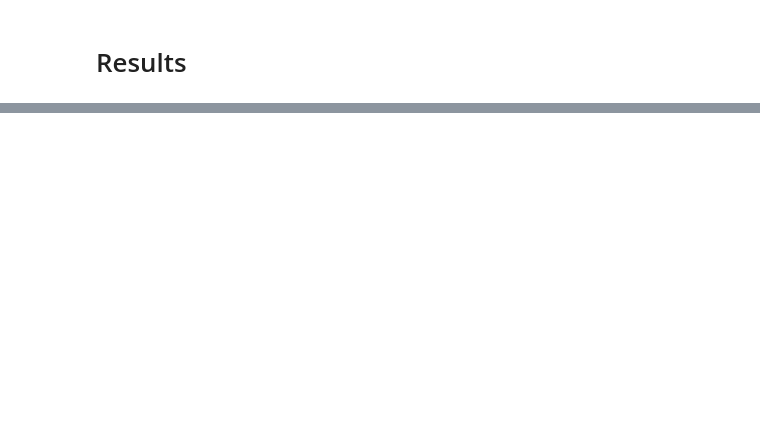
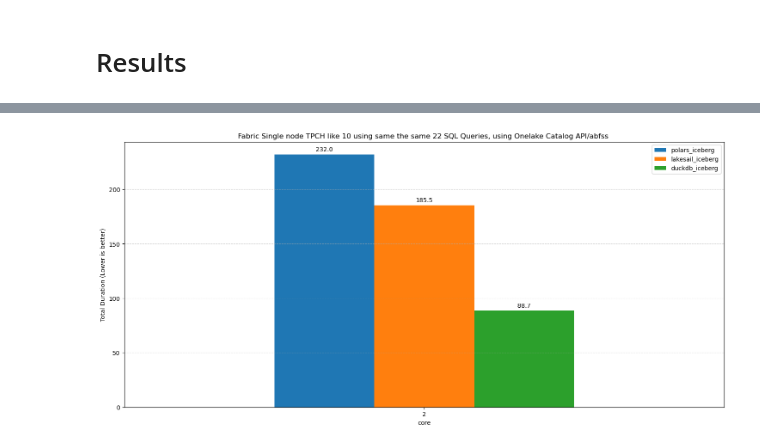
Before and after one commit to djouallah/Fabric_Notebooks_Demo, a Jupyter notebook: TableFormat/iceberg/Onelake_IRC/tpch_iceberg.ipynb, the cells around one changed output, grey strips where cells are left out. Saved outputs shown, nothing was run; the diff lists cells and outputs as text; code cells hidden in the pictures; blank space fills up the shorter version.

```diff
--- a/TableFormat/iceberg/Onelake_IRC/tpch_iceberg.ipynb
+++ b/TableFormat/iceberg/Onelake_IRC/tpch_iceberg.ipynb
@@ -976,0 +1038,20 @@ ax.grid(axis='y', linestyle='--', alpha=0.5)
+# %%
+con.sql(f"""
+                        CREATE OR REPLACE TEMP TABLE cc AS
+                        SELECT Engine, query, AVG(dur) as dur ,core,
+                        FROM raw  where  sf = {SF} AND time > '2026-05-01'  GROUP BY ALL
+        """)
+s = con.sql("""  PIVOT (select *exclude(query) from cc)
+    ON Engine IN ( SELECT Engine FROM cc  GROUP BY Engine ORDER BY SUM(dur) DESC ) USING SUM(dur) """).df()
+ax = s.plot.bar(
+    rot=0,
+    x='core',
+    title=f"Fabric Single node TPCH like {SF} using same the same 22 SQL Queries, using Onelake Catalog API/abfss ",
+    ylabel='Total Duration (Lower is better)', figsize=(18,8)
+)
+ax.set_ylim(bottom=0)
+ax.grid(axis='y', linestyle='--', alpha=0.5)
+for container in ax.containers:
+    ax.bar_label(container, fmt='%.1f', padding=3)
+# %% [output]
+[figure, added]
```
Also changed, not shown: parts of 22 cells of this notebook.
